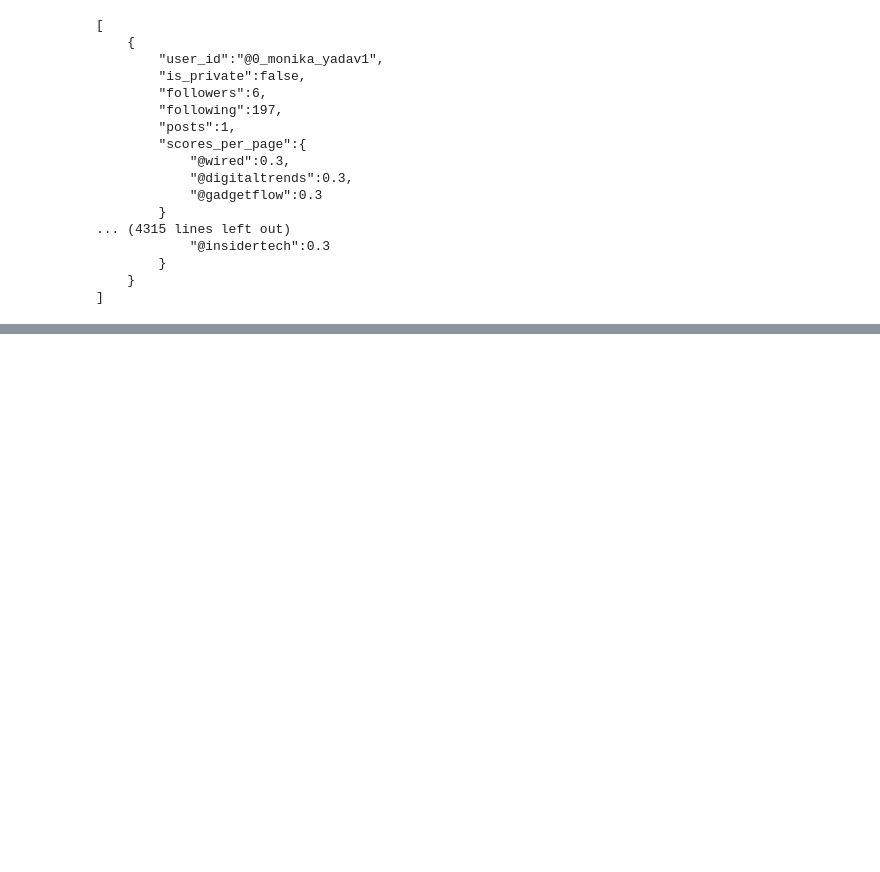
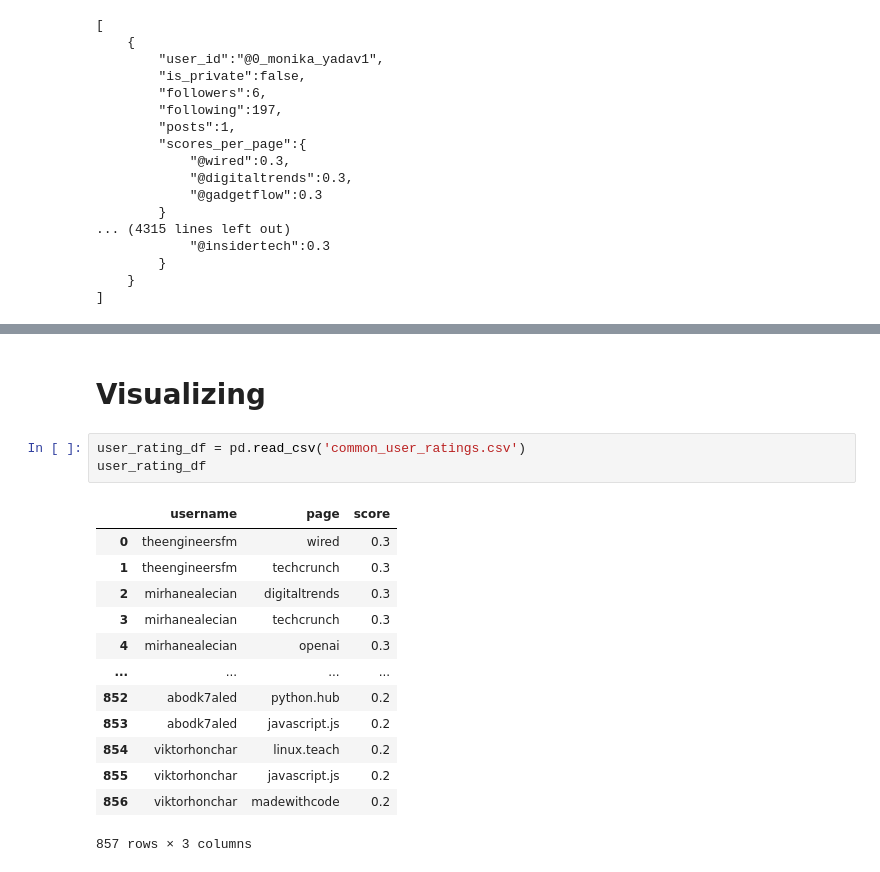
Before and after one commit to stormaref/BigData-FinalProject, a Jupyter notebook: Instagram/insta_crawling.ipynb, the cells around one changed output, grey strips where cells are left out. Cells and saved outputs as stored; diff of their text form; blank space fills up the shorter version.

```diff
--- a/Instagram/insta.ipynb
+++ b/Instagram/insta_crawling.ipynb
@@ -441,0 +422,19 @@ rating_matrix
+# %% [markdown]
+# Visualizing
+# %%
+user_rating_df = pd.read_csv('common_user_ratings.csv')
+user_rating_df
+# %% [output]
+|  | username | page | score |
+| 0 | theengineersfm | wired | 0.3 |
+| 1 | theengineersfm | techcrunch | 0.3 |
+| 2 | mirhanealecian | digitaltrends | 0.3 |
+| 3 | mirhanealecian | techcrunch | 0.3 |
+| 4 | mirhanealecian | openai | 0.3 |
+| ... | ... | ... | ... |
+| 852 | abodk7aled | python.hub | 0.2 |
+| 853 | abodk7aled | javascript.js | 0.2 |
+| 854 | viktorhonchar | linux.teach | 0.2 |
+| 855 | viktorhonchar | javascript.js | 0.2 |
+| 856 | viktorhonchar | madewithcode | 0.2 |
+857 rows × 3 columns
```
Also changed, not shown: parts of 4 cells of this notebook, 1 other file.
